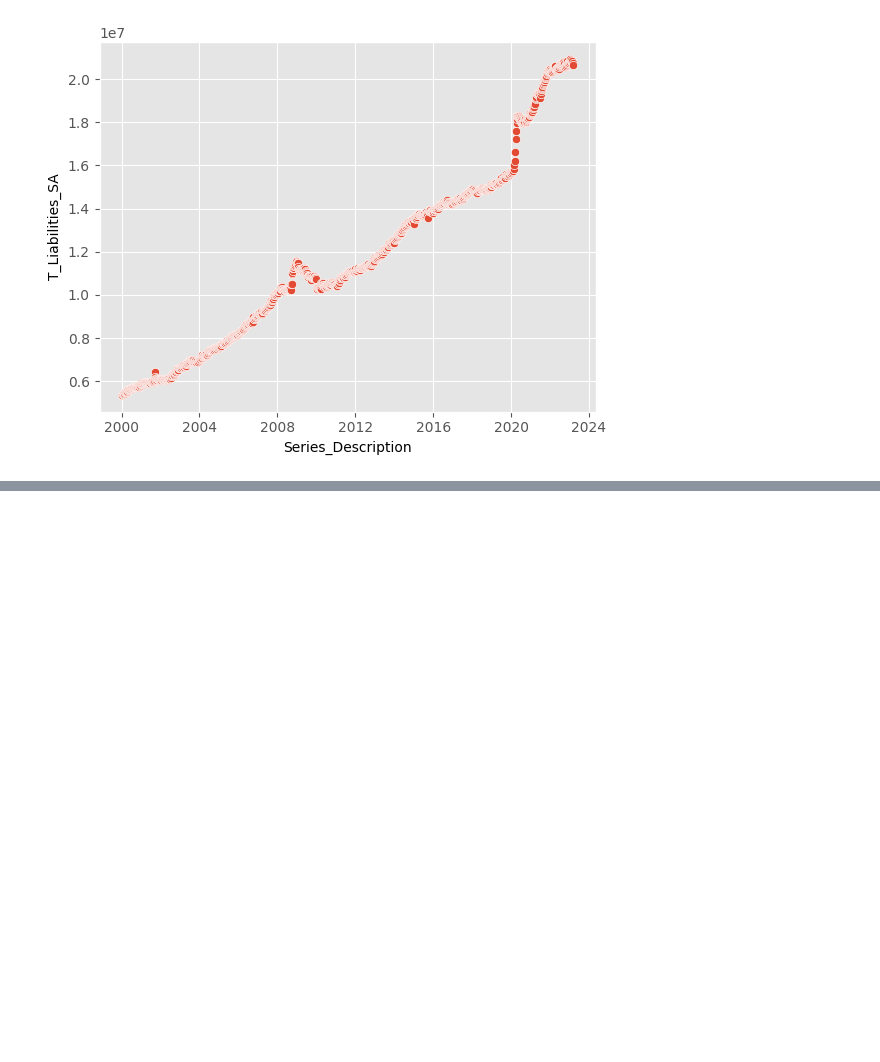
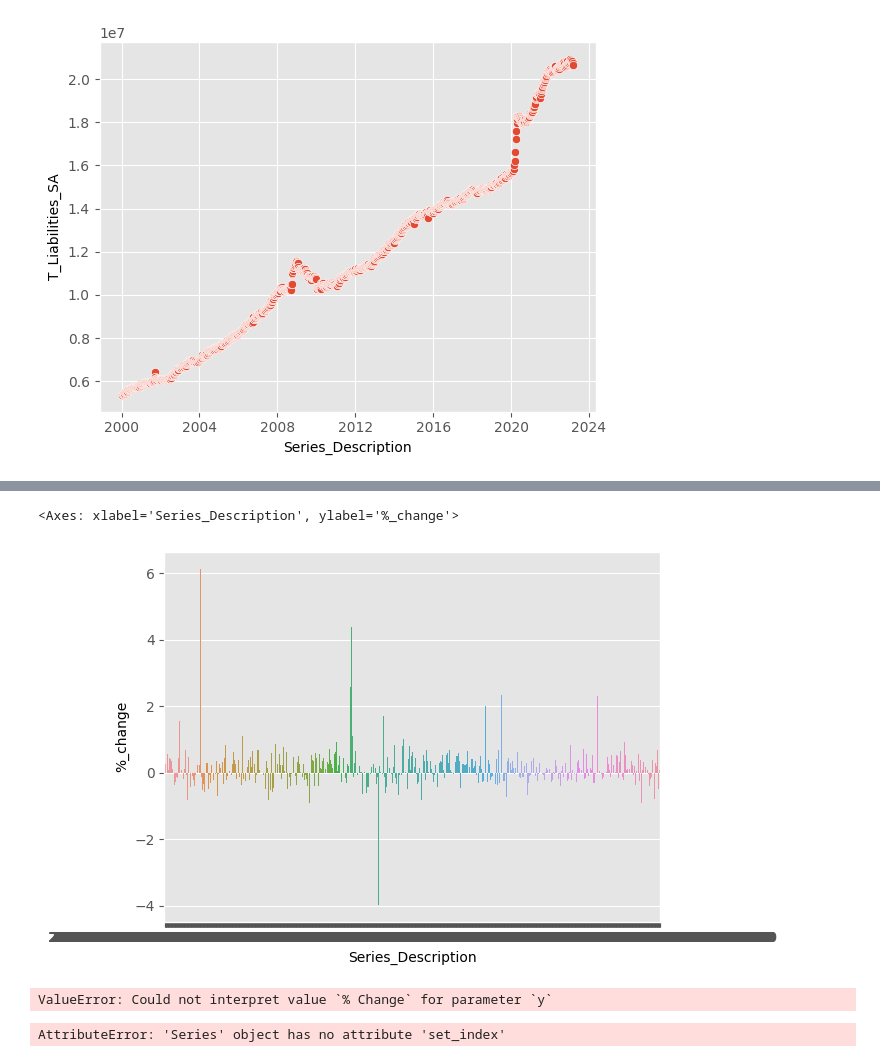
Before and after one commit to leo-salinas-chacon/financial_sector_integrity, a Jupyter notebook: test_2.ipynb, the cells around one changed output, grey strips where cells are left out. Saved outputs shown, nothing was run; the diff lists cells and outputs as text; code cells hidden in the pictures; blank space fills up the shorter version.

```diff
--- a/test_2.ipynb
+++ b/test_2.ipynb
@@ -131,0 +145,15 @@ sns.scatterplot(x='x', y='y', data=data)
+# %%
+x = 'Series Description'
+
+# y axis values
+y = '%_Change'
+
+Liabilities_time =  pd.DataFrame({'Series_Description':df['Series Description'],'T_Liabilities_SA':df['Total liabilities, all commercial banks, seasonally adjusted'],'ln_liabilities': np.log(df['Total liabilities, all commercial banks, seasonally adjusted'])})
+# add percent change column
+Liabilities_time['%_change']= 100*Liabilities_time['ln_liabilities'].diff()
+# plotting strip plot with seaborn
+
+sns.barplot(x='Series_Description', y='%_change', data=Liabilities_time)
+# %% [output]
+<Axes: xlabel='Series_Description', ylabel='%_change'>
+[figure, added]
@@ -131,0 +169,10 @@ sns.scatterplot(x='x', y='y', data=data)
+# %%
+Liabilities_time.head()
+
+sns.scatterplot(x='Series_Description', y='% Change', data=Liabilities_time)
+# %% [output]
+ValueError: Could not interpret value `% Change` for parameter `y`
+# %%
+Liabilities_time.set_index('Series_Description').join(ln_liabilities.set_index("Series_Description") )
+# %% [output]
+AttributeError: 'Series' object has no attribute 'set_index'
```
Also changed, not shown: parts of 10 cells of this notebook.
